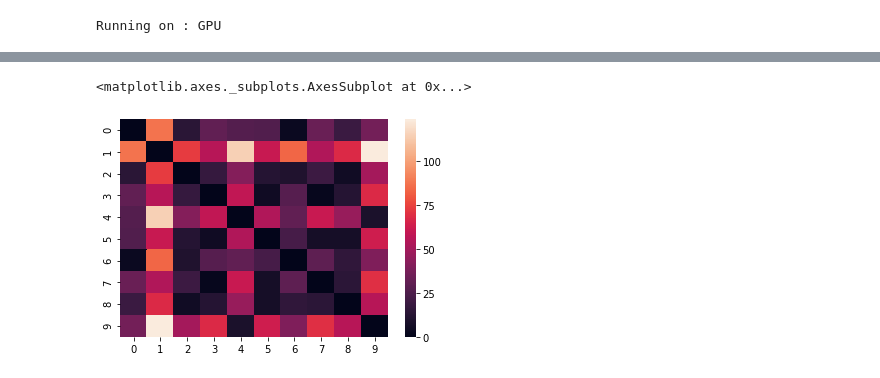
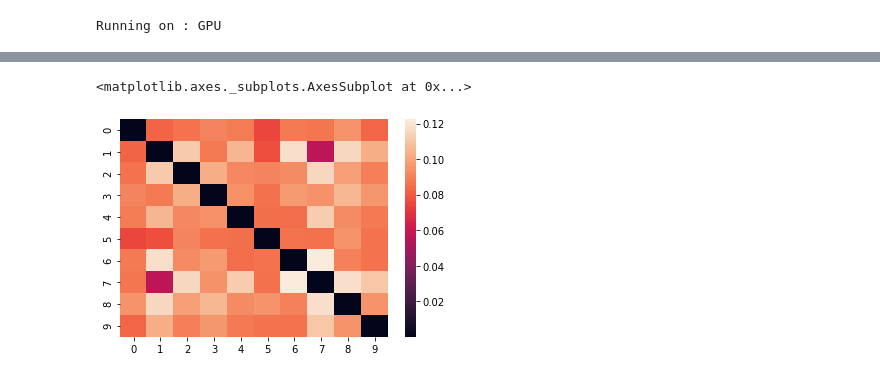
Before and after one commit to ParthikB/siamese, a Jupyter notebook: siamese.ipynb, the cells around one changed output, grey strips where cells are left out. Drawn from its saved outputs; the diff is of its cells as text; code cells hidden in the pictures.

```diff
--- a/siamese.ipynb
+++ b/siamese.ipynb
@@ -214,41 +203,47 @@ Total Epochs : 5
 # %%
+def mean(list):
+  return sum(list)/len(list)
+
 # CREATING A DICT THAT CONTAINS THE RESPECTIVE SM
 classes = {}
 
-for data in tqdm(sm_log):
+for data in (sm_log):
   sm, label = data
   label = label.numpy()
+  sm = sm.cpu().numpy()
 
   try:
     classes[str(label)].append(sm)
   except:
     classes[str(label)] = [sm]
 
 
 # FINDING THE MINIMUM SAMPLES to CLIP
 clip = 1000
 for i in classes.keys():
   clip = min(clip, len(classes[i]))
 
 
 # CLIPPING ALL THE CLASSES SAMPLES TO THE MINIMUM
 for i in classes.keys():
   classes[i] = classes[i][:clip]
 
 # CREATING A MASTER IN ORDER
 master = []
 for c in sorted(classes.keys()):
   master.append(np.array(classes[c]))
 
 # CREATING A MAP LIST TO PLOT
-map = []
-for c in tqdm(range(len(master))):
-  for d in (range(len(master))):
-    map.append(np.abs((torch.sum(np.sum(master[c] - master[d]))/892).cpu().numpy()))
+edist_log=[]
+for class1 in master:
+  class1 = torch.Tensor(class1.mean(axis=1))
+  for class2 in master:
+    class2 = torch.Tensor(class2.mean(axis=1))
+    edist = F.pairwise_distance(class1.view(-1,  1), class2.view(-1,  1), keepdim = True).float().numpy()
+    edist_log.append(edist.mean())
 
-map = np.array(map).reshape(10, 10)
-
+map = np.array(edist_log).reshape(10, 10)
 sns.heatmap(map)
 # %% [output]
 <matplotlib.axes._subplots.AxesSubplot at 0x...>
-[figure, old version]
+[figure, new version]
```
Also changed, not shown: parts of 5 cells of this notebook.
